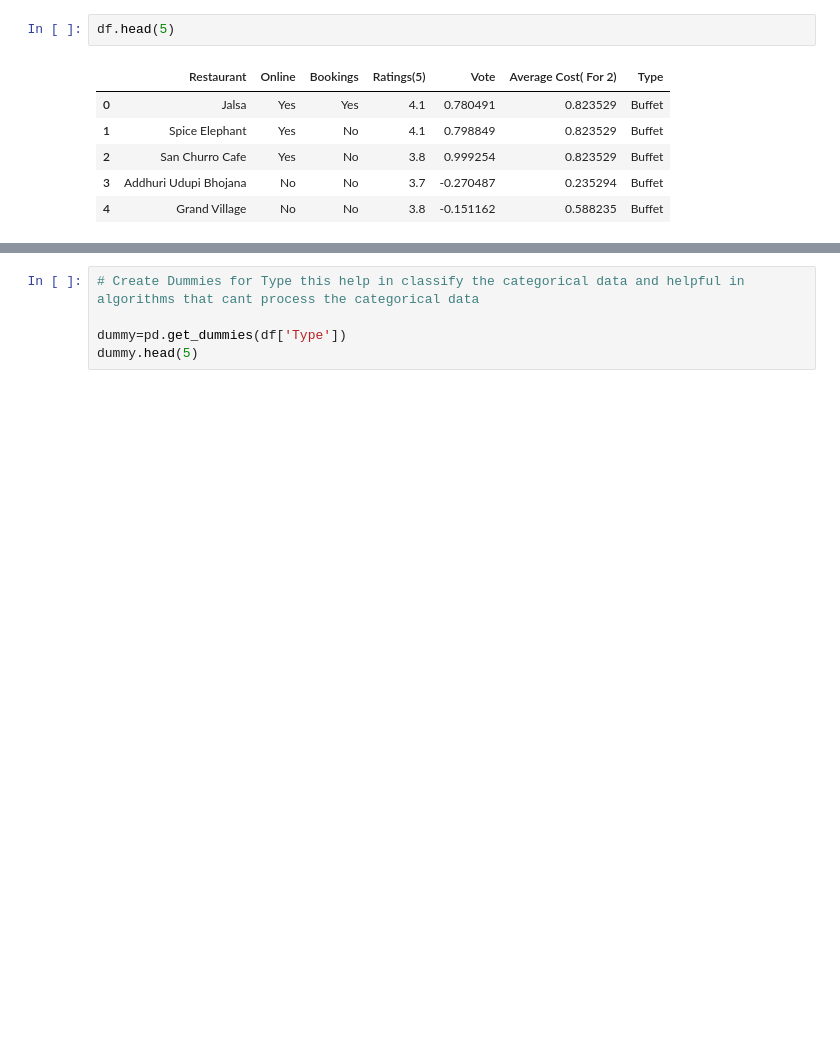
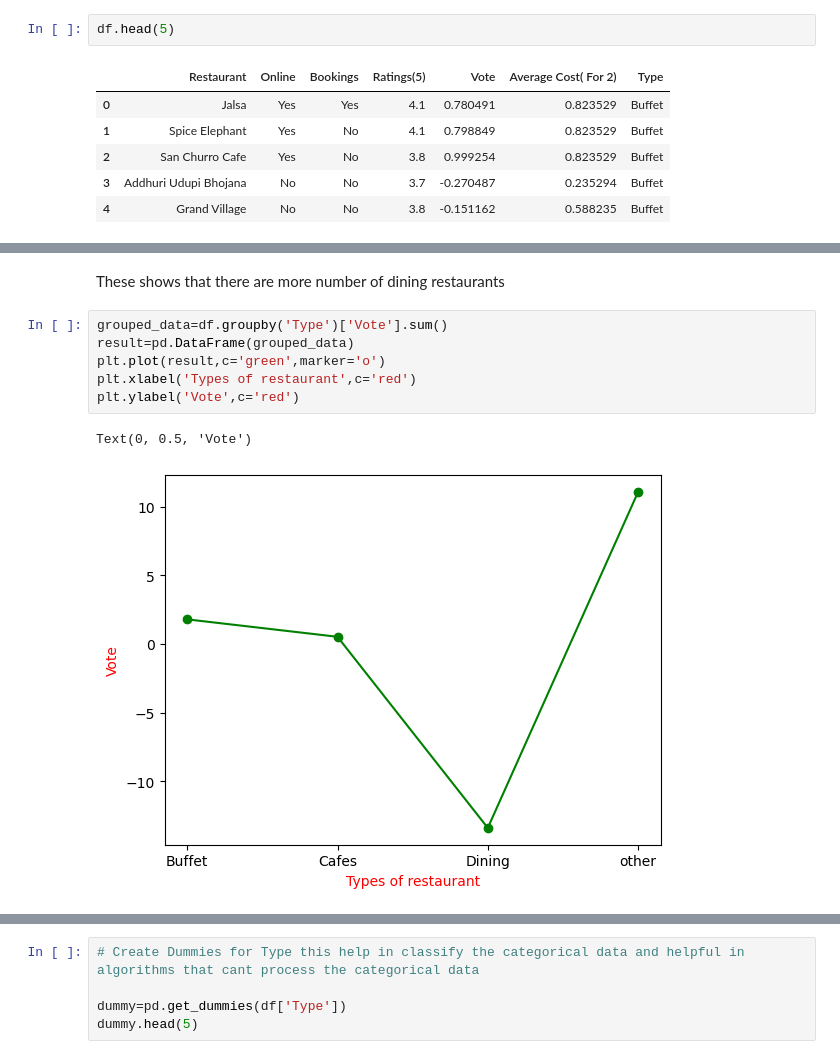
Before and after one commit to mynkchn/Drive-Into-Analysis, a Jupyter notebook: Zomato Data Analysis/zomato_data_analysis.ipynb, the cells around one changed output, grey strips where cells are left out. Saved outputs shown, nothing was run; the diff lists cells and outputs as text; blank space fills up the shorter version.

```diff
--- a/Zomato Data Analysis/zomato_data_analysis.ipynb
+++ b/Zomato Data Analysis/zomato_data_analysis.ipynb
@@ -163,0 +178,11 @@ df.head(5)
+# %% [markdown]
+These shows that there are more number of dining restaurants
+# %%
+grouped_data=df.groupby('Type')['Vote'].sum()
+result=pd.DataFrame(grouped_data)
+plt.plot(result,c='green',marker='o')
+plt.xlabel('Types of restaurant',c='red')
+plt.ylabel('Vote',c='red')
+# %% [output]
+Text(0, 0.5, 'Vote')
+[figure, added]
```
Also changed, not shown: parts of 10 cells of this notebook, 2 other files.
